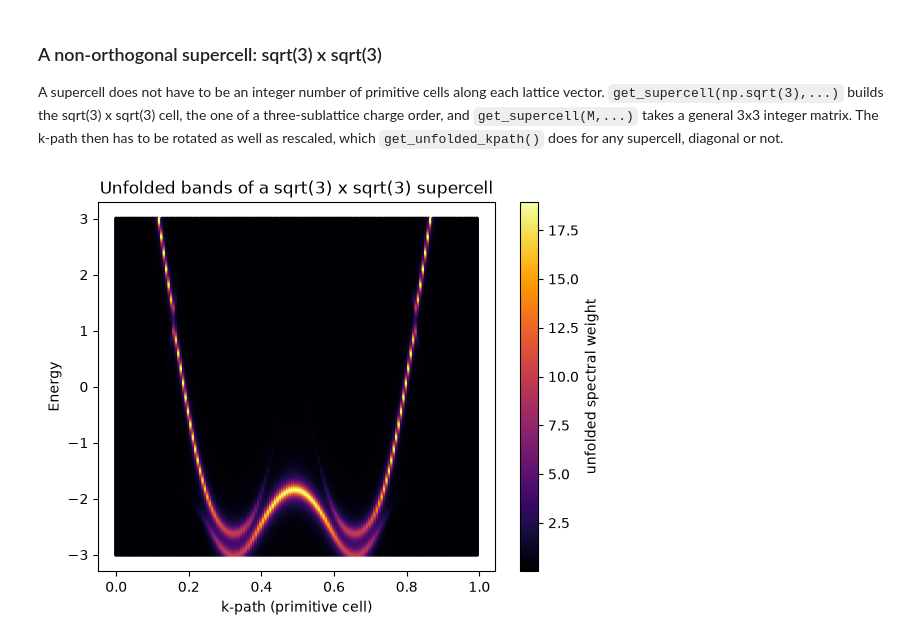
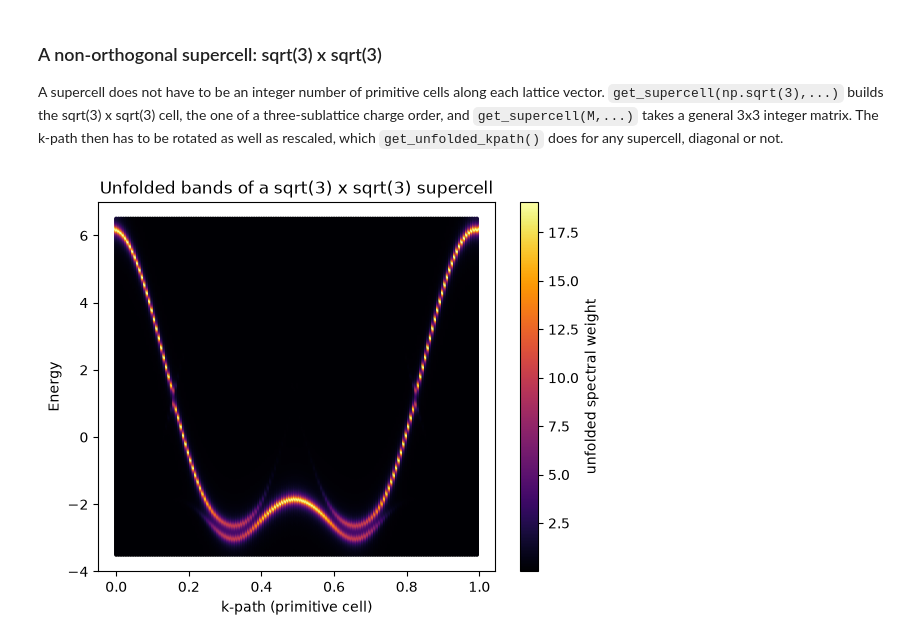
Before and after one commit to joselado/pyqula, a Jupyter notebook: jupyter-notebooks/functionalities/single_particle_hamiltonians/08_unfolding_supercells.ipynb, the cells around one changed output. Saved outputs shown, nothing was run; the diff lists cells and outputs as text; code cells hidden in the pictures.

```diff
--- a/jupyter-notebooks/functionalities/single_particle_hamiltonians/08_unfolding_supercells.ipynb
+++ b/jupyter-notebooks/functionalities/single_particle_hamiltonians/08_unfolding_supercells.ipynb
@@ -44,18 +53,19 @@ any supercell, diagonal or not.
 # %%
 g0 = geometry.triangular_lattice()
 g = g0.get_supercell(np.sqrt(3),store_primal=True) # sqrt(3) x sqrt(3) supercell
 h = g.get_hamiltonian()
 
 fons = lambda r: (np.sum((r - g.r[0])**2)<1e-2)*0.6 # onsite in one of the three sites
 h.add_onsite(fons) # three-sublattice charge order
 
 kpath = g.get_unfolded_kpath(nk=150) # primitive k-path, in supercell coordinates
-(k,e,d) = h.get_kdos_bands(operator="unfold",delta=1e-1,kpath=kpath)
+(k,e,d) = h.get_kdos_bands(operator="unfold",delta=1e-1,kpath=kpath,
+                            energies=np.linspace(-3.5,6.5,300)) # the whole band
 
 plt.scatter(k,e,c=d,cmap="inferno",s=4)
 plt.colorbar(label="unfolded spectral weight")
 plt.xlabel("k-path (primitive cell)") ; plt.ylabel("Energy")
 plt.title("Unfolded bands of a sqrt(3) x sqrt(3) supercell")
 plt.show()
 # %% [output]
-[figure, old version]
+[figure, new version]
```
Also changed, not shown: parts of 2 cells of this notebook, 6 other files.
